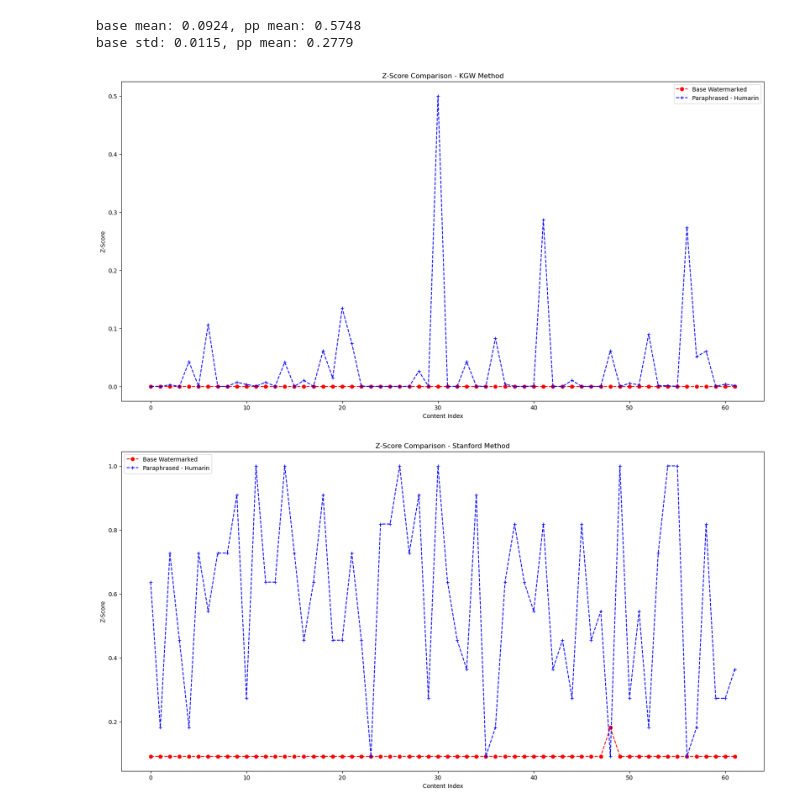
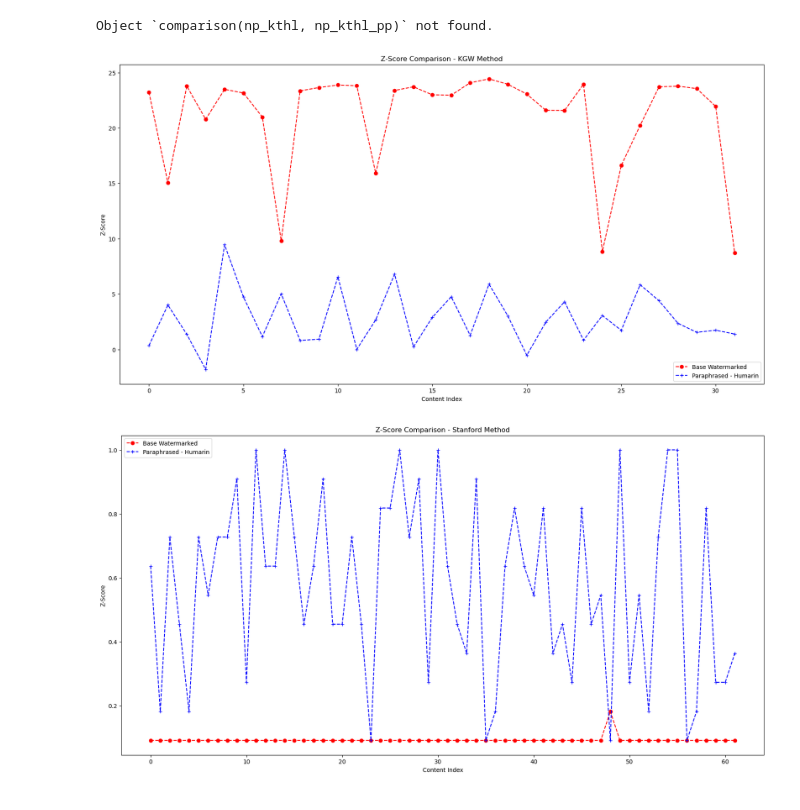
Before and after one commit to SamSJackson/Level4-Proj, a Jupyter notebook: data/notebooks/inspect_example_results.ipynb, the cells around one changed output. Cells and saved outputs as stored; diff of their text form; code cells hidden in the pictures.

```diff
--- a/data/notebooks/inspect_example_results.ipynb
+++ b/data/notebooks/inspect_example_results.ipynb
@@ -12,8 +5,8 @@ df_old.shape
 # %%
-path = "../processed/train/paraphrase_humarin_samples_62_EVALUATED_19_11_23.csv"
+path = "../processed/train/paraphrase_humarin_samples_32_EVALUATED_19_11_23.csv"
 # %%
 df = pd.read_csv(path)
 # %%
-kgw_wm_pscore = df["kgw-wm-pscore"]
-kgw_wm_pp_pscore = df["kgw-wm-pp-pscore"]
+kgw_wm_zscore = df["kgw-wm-zscore"]
+kgw_wm_pp_zscore = df["kgw-wm-pp-zscore"]
 # %%
@@ -42,24 +35,23 @@ base std: 0.0000, pp mean: 0.0815
 # %%
-comparison(np_kthl, np_kthl_pp)
+# comparison(np_kthl, np_kthl_pp)
 # %% [output]
-base mean: 0.0924, pp mean: 0.5748
-base std: 0.0115, pp mean: 0.2779
+Object `comparison(np_kthl, np_kthl_pp)` not found.
 # %%
 image_path = "../results/images/z_score_comparisons_october/"
 # %%
 fig, axs = plt.subplots(1,1, figsize=(20,10))
 
-axs.plot(list(range(len(kgw_wm_pscore))), kgw_wm_pscore, label="Base Watermarked", color='red', marker='o', linestyle="dashed")
-axs.plot(list(range(len(kgw_wm_pp_pscore))), kgw_wm_pp_pscore, label="Paraphrased - Humarin", color='blue', marker='+', linestyle="dashed")
+axs.plot(list(range(len(kgw_wm_zscore))), kgw_wm_zscore, label="Base Watermarked", color='red', marker='o', linestyle="dashed")
+axs.plot(list(range(len(kgw_wm_pp_zscore))), kgw_wm_pp_zscore, label="Paraphrased - Humarin", color='blue', marker='+', linestyle="dashed")
 
 axs.set_ylabel("Z-Score")
 axs.set_xlabel("Content Index")
 axs.set_title("Z-Score Comparison - KGW Method")
 axs.legend()
-# plt.savefig(image_path+"kgw_pscore.png")
+# plt.savefig(image_path+"kgw_zscore.png")
 plt.show()
 # %% [output]
-[figure, old version]
+[figure, new version]
 # %%
 fig, axs = plt.subplots(1,1, figsize=(20,10))
 
```
Also changed, not shown: parts of 5 cells of this notebook, 16 other files.
